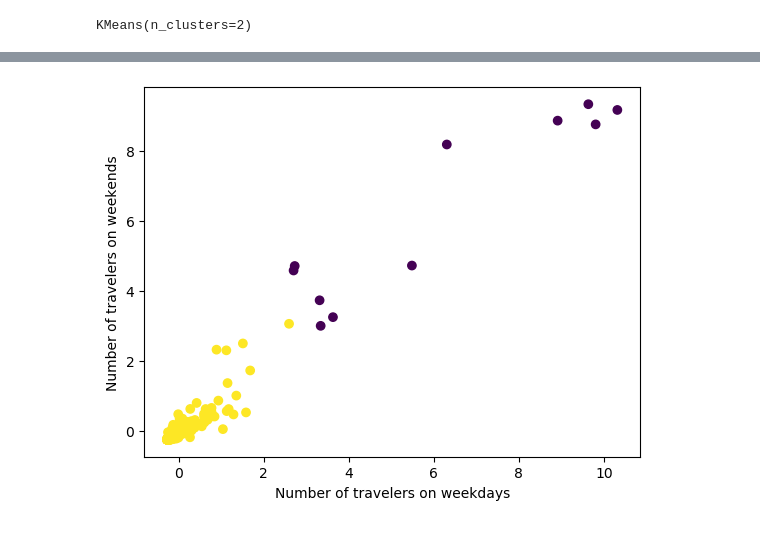
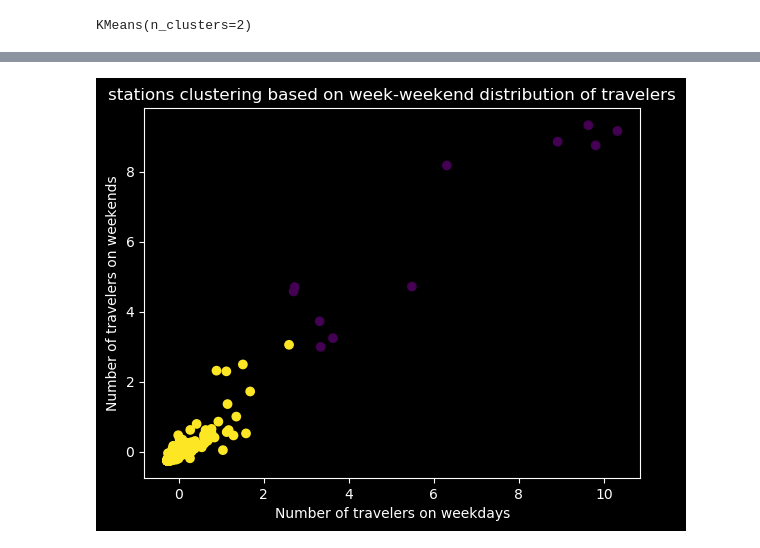
Before and after one commit to Seoyangsam/ACRM, a Jupyter notebook: src/Q22.ipynb, the cells around one changed output, grey strips where cells are left out. Drawn from its saved outputs; the diff is of its cells as text; code cells hidden in the pictures.

```diff
--- a/src/Q22.ipynb
+++ b/src/Q22.ipynb
@@ -89,9 +108,9 @@ kmeans_model.labels_[:10]
 # %%
 plt.scatter(data.travelers["week"], data.travelers["weekend"], c=kmeans_model.labels_)
-#ax = plt.axes()
-#ax.set_facecolor("black")
 plt.xlabel('Number of travelers on weekdays')
 plt.ylabel('Number of travelers on weekends')
+plt.title("stations clustering based on week-weekend distribution of travelers")
+plt.style.use('dark_background')
 plt.show()
 # %% [output]
-[figure, old version]
+[figure, new version]
```
Also changed, not shown: parts of 3 cells of this notebook, 2 other files.
